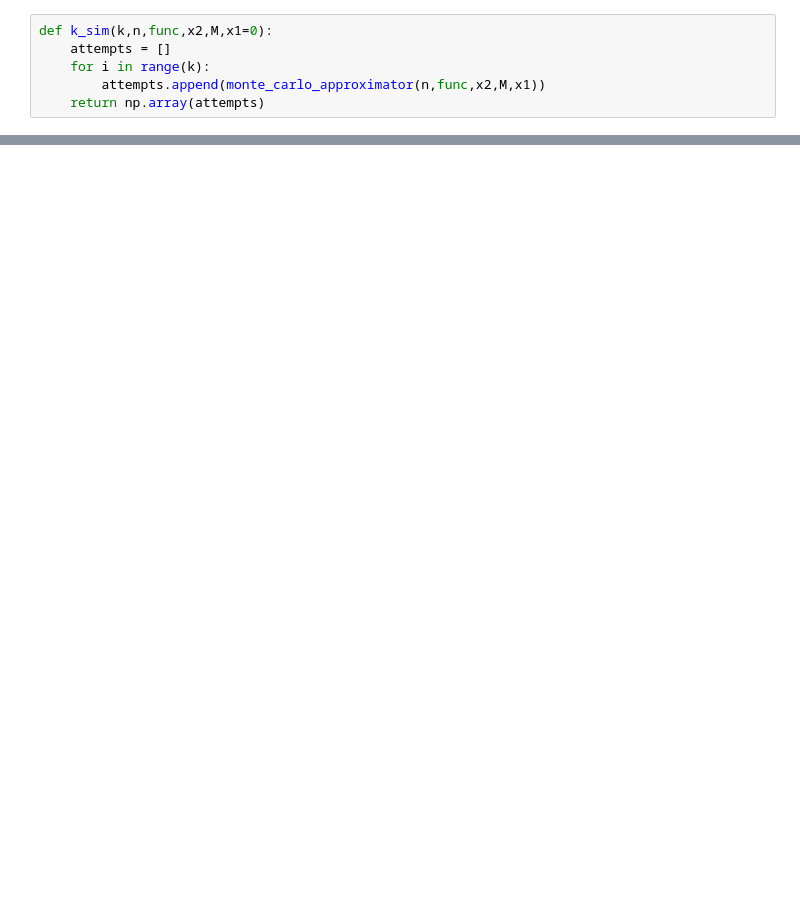
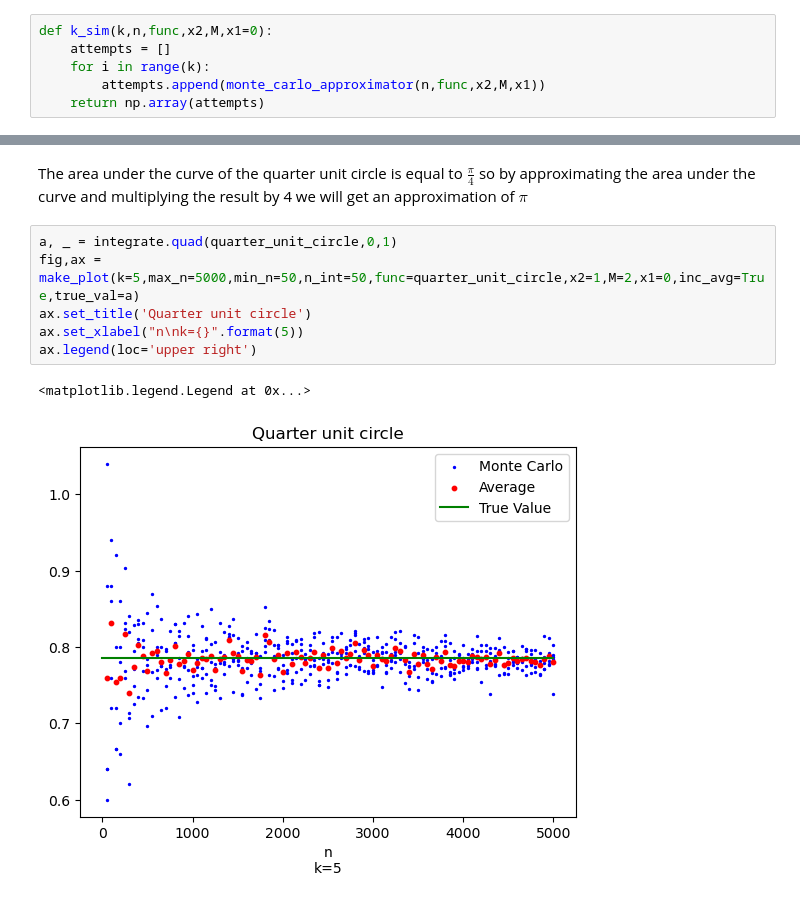
Before and after one commit to JinerX/MpisMonteCarlo, a Jupyter notebook: MonteCarloNotebook.ipynb, the cells around one changed output, grey strips where cells are left out. Cells and saved outputs as stored; diff of their text form; blank space fills up the shorter version.

```diff
--- a/MonteCarloNotebook.ipynb
+++ b/MonteCarloNotebook.ipynb
@@ -92,0 +120,11 @@ _, custom_ax = make_plot(k=5, max_n=5000, min_n=50, n_int=50, func=root_3, x2=2,
+# %% [markdown]
+The area under the curve of the quarter unit circle is equal to $\frac{\pi}{4}$ so by approximating the area under the curve and multiplying the result by 4 we will get an approximation of $\pi$
+# %%
+a, _ = integrate.quad(quarter_unit_circle,0,1)
+fig,ax = make_plot(k=5,max_n=5000,min_n=50,n_int=50,func=quarter_unit_circle,x2=1,M=2,x1=0,inc_avg=True,true_val=a)
+ax.set_title('Quarter unit circle')
+ax.set_xlabel("n\nk={}".format(5))
+ax.legend(loc='upper right')
+# %% [output]
+<matplotlib.legend.Legend at 0x...>
+[figure, added]
```
Also changed, not shown: parts of 27 cells of this notebook.
